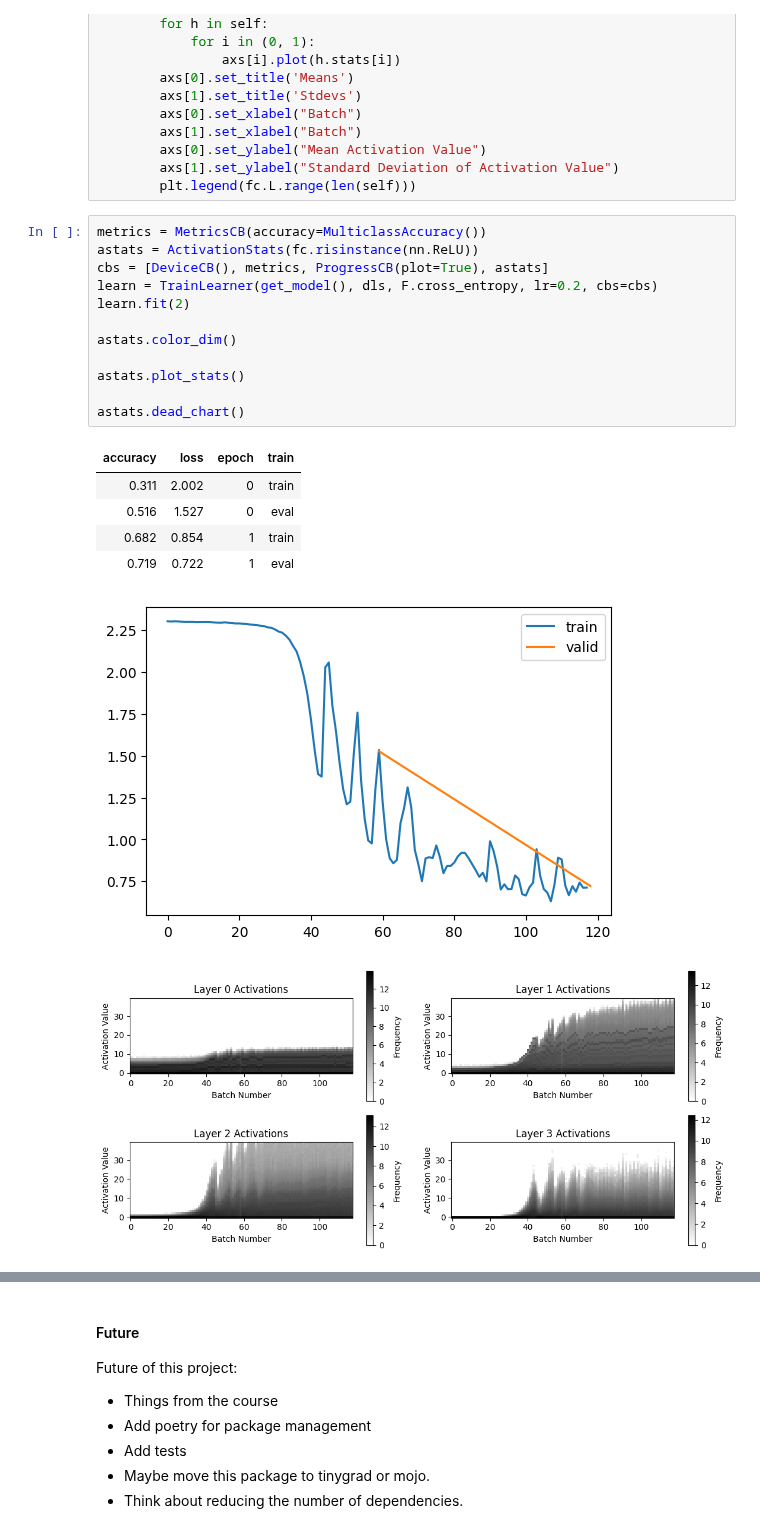
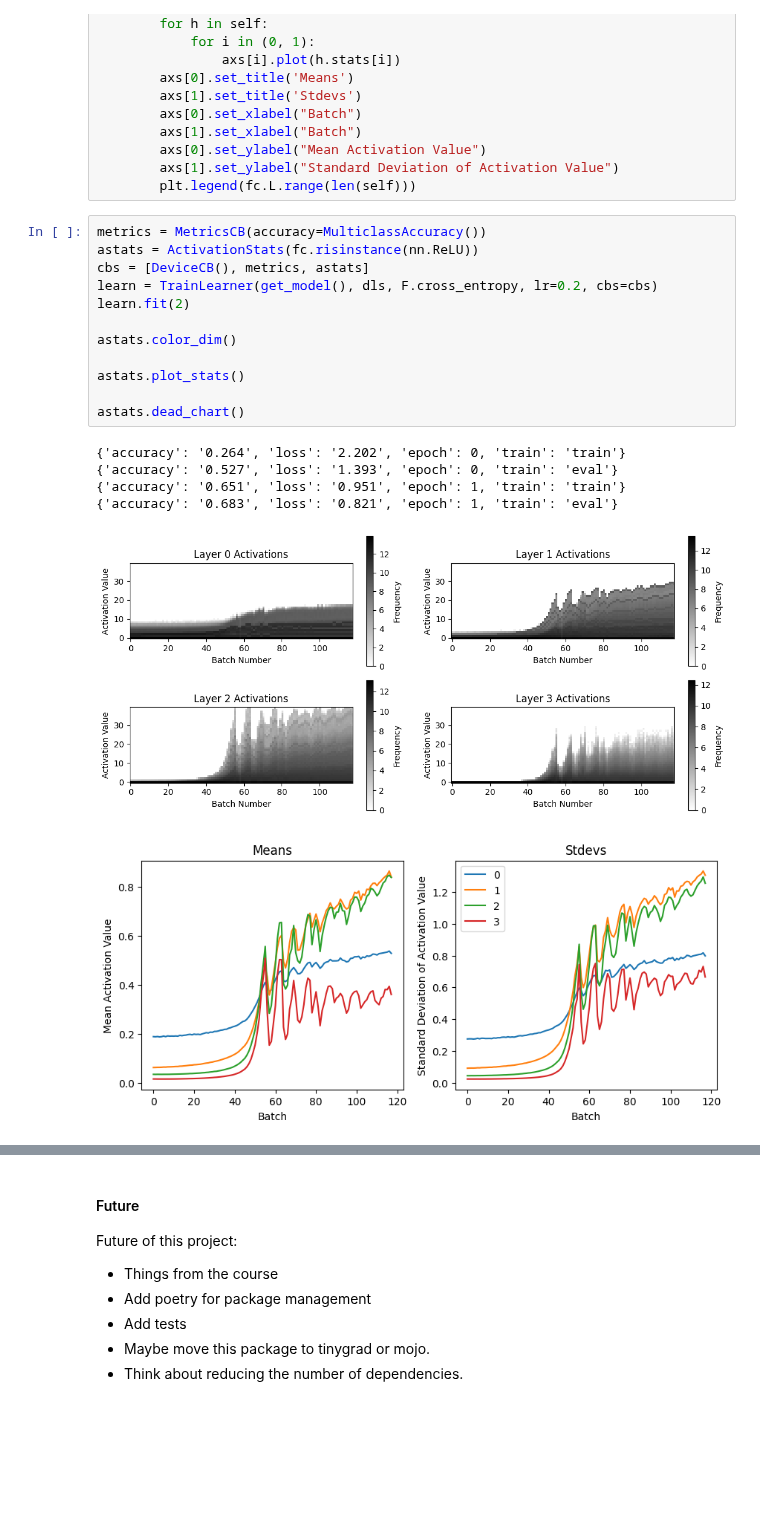
Before and after one commit to GalaXai/tinyai, a Jupyter notebook: nbs/index.ipynb, the cells around one changed output, grey strips where cells are left out. Drawn from its saved outputs; the diff is of its cells as text; blank space fills up the shorter version.

```diff
--- a/nbs/index.ipynb
+++ b/nbs/index.ipynb
@@ -197,20 +191,19 @@ class ActivationStats(HooksCallback):
 # %%
 metrics = MetricsCB(accuracy=MulticlassAccuracy())
 astats = ActivationStats(fc.risinstance(nn.ReLU))
-cbs = [DeviceCB(), metrics, ProgressCB(plot=True), astats]
+cbs = [DeviceCB(), metrics, astats]
 learn = TrainLearner(get_model(), dls, F.cross_entropy, lr=0.2, cbs=cbs)
 learn.fit(2)
 
 astats.color_dim()
 
 astats.plot_stats()
 
 astats.dead_chart()
 # %% [output]
-| accuracy | loss | epoch | train |
-| 0.311 | 2.002 | 0 | train |
-| 0.516 | 1.527 | 0 | eval |
-| 0.682 | 0.854 | 1 | train |
-| 0.719 | 0.722 | 1 | eval |
+{'accuracy': '0.264', 'loss': '2.202', 'epoch': 0, 'train': 'train'}
+{'accuracy': '0.527', 'loss': '1.393', 'epoch': 0, 'train': 'eval'}
+{'accuracy': '0.651', 'loss': '0.951', 'epoch': 1, 'train': 'train'}
+{'accuracy': '0.683', 'loss': '0.821', 'epoch': 1, 'train': 'eval'}
-[figure, old version]
+[figure, new version]
-[figure, old version]
+[figure, new version]
```
Also changed, not shown: parts of 5 cells of this notebook, 9 other files.
